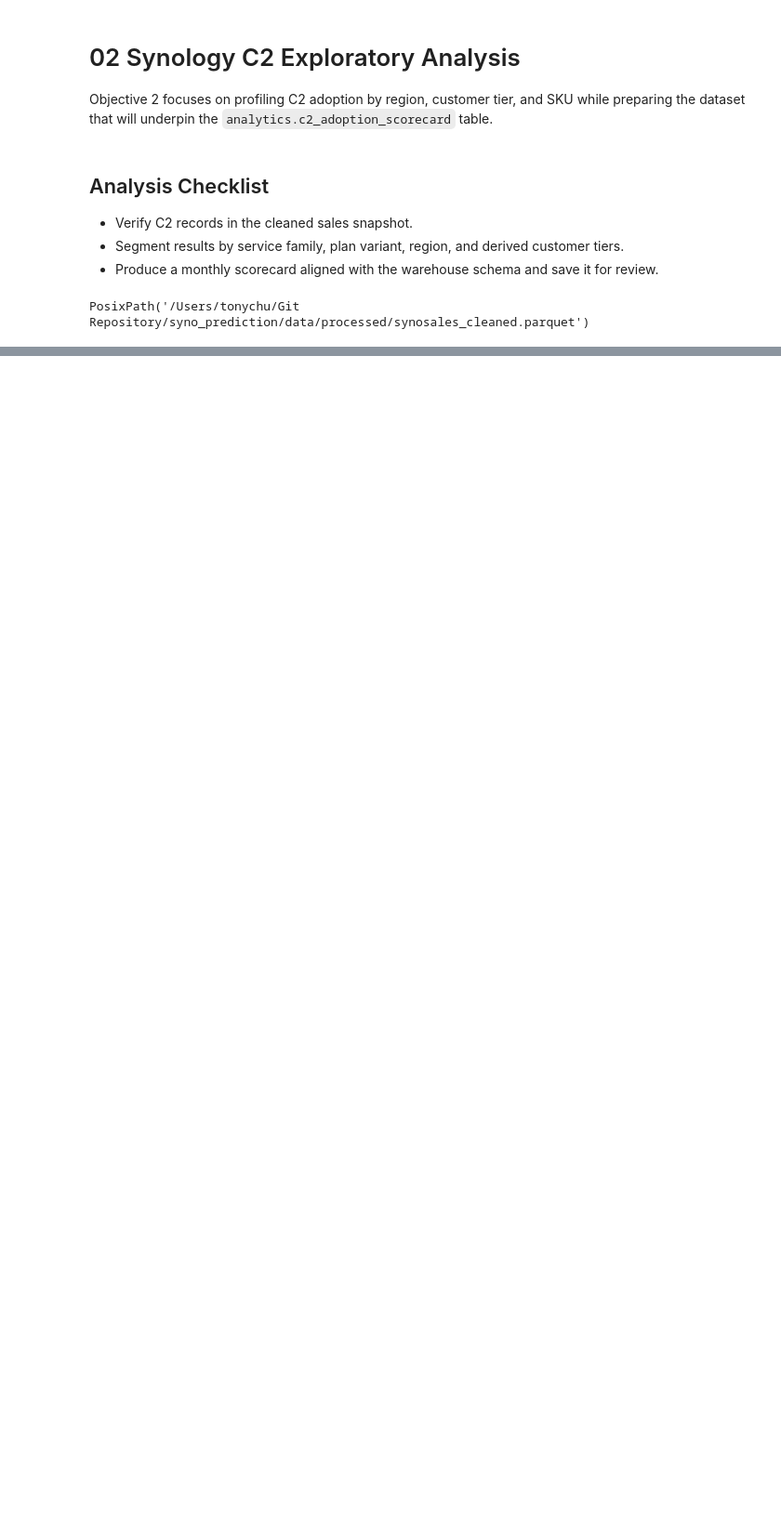
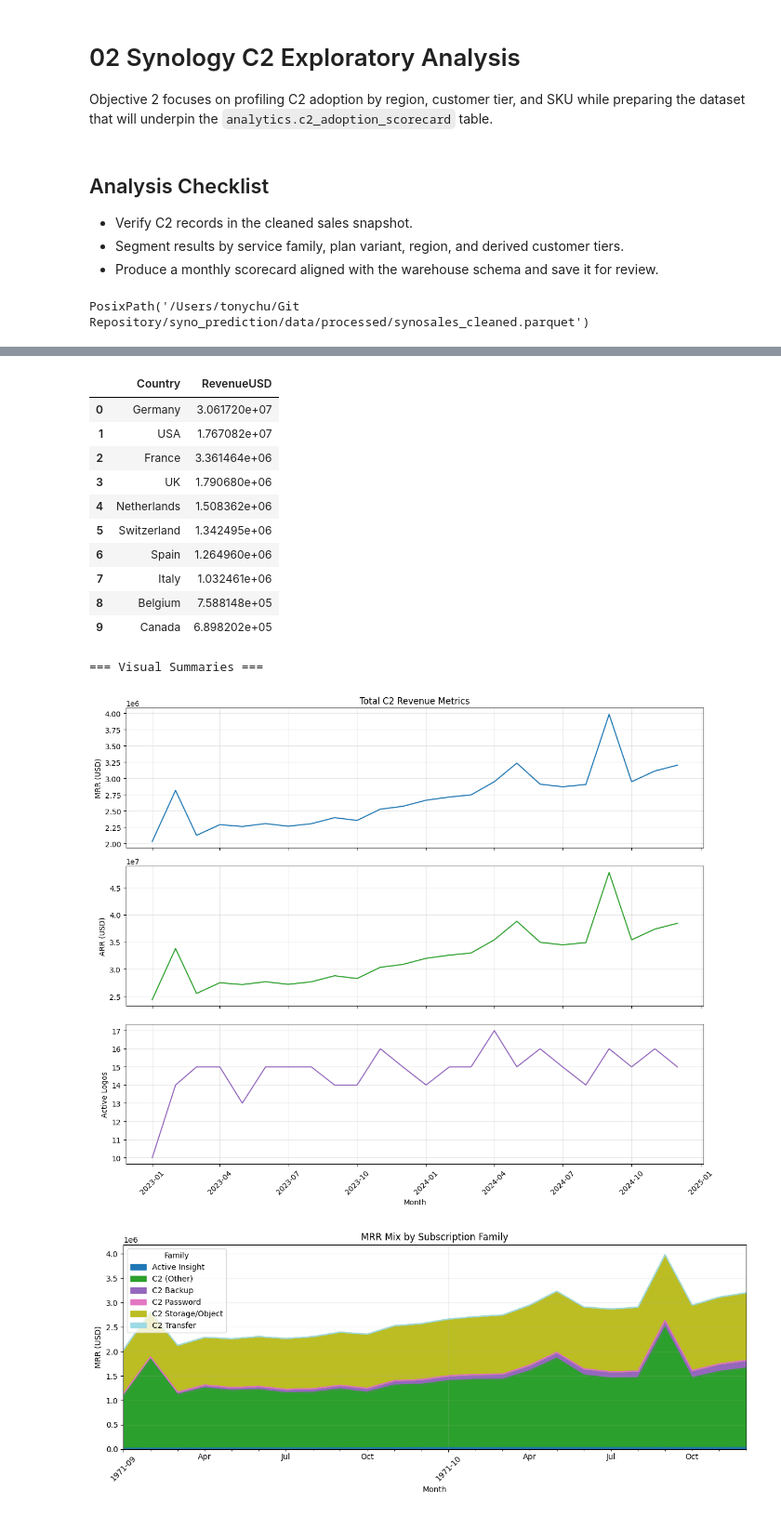
Before and after one commit to tonychu805/syno_bi, a Jupyter notebook: notebook/02_c2_eda_v2.ipynb, the cells around one changed output, grey strips where cells are left out. Shown: that part at 93% size. Cells and saved outputs as stored; diff of their text form; code cells hidden in the pictures; blank space fills up the shorter version.

```diff
--- a/notebook/02_c2_eda_v2.ipynb
+++ b/notebook/02_c2_eda_v2.ipynb
@@ -258,8 +256,7 @@ if not family_summary.empty:
 if not country_subs.empty:
     display(country_subs.head(10))
 
-print("
-=== Visual Summaries ===")
+print("=== Visual Summaries ===")
 if not total_monthly.empty:
     ordered_total = total_monthly.sort_values('YearMonth')
     fig, axes = plt.subplots(3, 1, figsize=(12, 10), sharex=True)
@@ -373,3 +370,4 @@ if not family_summary.empty or not country_subs.empty:
         axes[1].axis('off')
     plt.tight_layout()
     plt.show()
+# %% [output]
@@ -375,0 +451,14 @@ if not family_summary.empty or not country_subs.empty:
+|  | Country | RevenueUSD |
+| 0 | Germany | 3.061720e+07 |
+| 1 | USA | 1.767082e+07 |
+| 2 | France | 3.361464e+06 |
+| 3 | UK | 1.790680e+06 |
+| 4 | Netherlands | 1.508362e+06 |
+| 5 | Switzerland | 1.342495e+06 |
+| 6 | Spain | 1.264960e+06 |
+| 7 | Italy | 1.032461e+06 |
+| 8 | Belgium | 7.588148e+05 |
+| 9 | Canada | 6.898202e+05 |
+=== Visual Summaries ===
+[figure, added]
+[figure, added]
```
Also changed, not shown: parts of 2 cells of this notebook, 4 other files.
